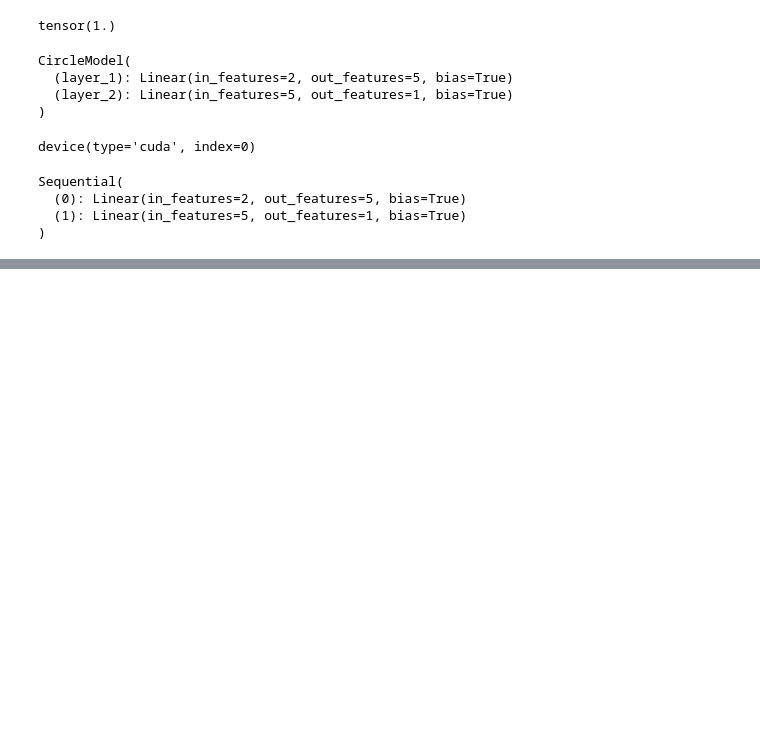
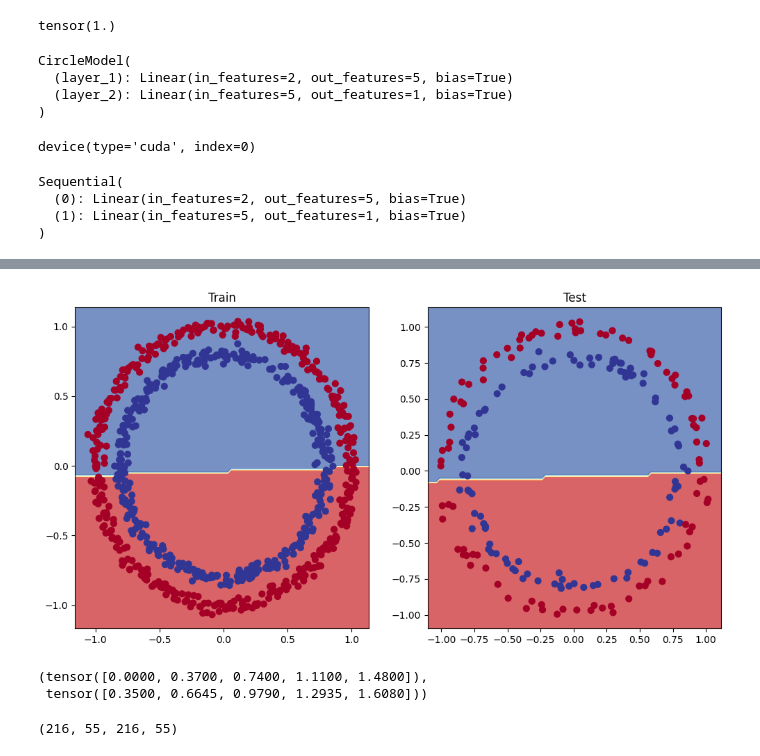
Before and after one commit to Shadoww002/DeepLearning-PyTorch, a Jupyter notebook: Chapter 2 – Neural Network Classification/Neural_Network_Classification.ipynb, the cells around one changed output, grey strips where cells are left out. Drawn from its saved outputs; the diff is of its cells as text; code cells hidden in the pictures; blank space fills up the shorter version.

```diff
--- a/Chapter 2 – Neural Network Classification/Neural_Network_Classification.ipynb
+++ b/Chapter 2 – Neural Network Classification/Neural_Network_Classification.ipynb
@@ -178,0 +356,24 @@ OrderedDict([('0.weight',
+# %%
+## Improving the Model By adding the layer and Adding the more features/hidden units
+class CircleModel(nn.Module):
+  def __init__(self):
+    super().__init__()
+    self.layer_1 = nn.Linear(in_features=2 ,
+                             out_features=64)
+    self.layer_2 = nn.Linear(in_features=64,
+                             out_features=128)
+    self.layer_3 = nn.Linear(in_features=128 ,
+                             out_features=256)
+    self.layer_4 = nn.Linear(in_features=256 ,
+                             out_features=128)
+    self.layer_5 = nn.Linear(in_features=128 ,
+                             out_features=64)
+    self.layer_6 = nn.Linear(in_features=64 ,
+                             out_features=1)
+
+  def forward(self , x):
+    return (self.layer_6(self.layer_5(self.layer_4(self.layer_3(self.layer_2(self.layer_1(x)))))))
+
+model_1 = CircleModel()
+model_1.to(device)
+model_1
@@ -178,0 +389,6 @@ OrderedDict([('0.weight',
+# %%
+## Setting Up Loss And Optimiser Functions
+loss_fn = nn.BCEWithLogitsLoss()
+
+optimiser = torch.optim.SGD(params=model_1.parameters(),
+                            lr=0.01)
@@ -178,0 +465,11 @@ OrderedDict([('0.weight',
+# %%
+# Plot decision boundaries for training and test sets
+plt.figure(figsize=(12, 6))
+plt.subplot(1, 2, 1)
+plt.title("Train")
+plot_decision_boundary(model_1, X_train, y_train)
+plt.subplot(1, 2, 2)
+plt.title("Test")
+plot_decision_boundary(model_1, X_test, y_test)
+# %% [output]
+[figure, added]
@@ -178,0 +486,16 @@ OrderedDict([('0.weight',
+# %%
+X[:5] , y[:5]
+# %% [output]
+(tensor([0.0000, 0.3700, 0.7400, 1.1100, 1.4800]),
+ tensor([0.3500, 0.6645, 0.9790, 1.2935, 1.6080]))
+# %%
+##Split Data into training and test sets
+from sklearn.model_selection import train_test_split
+X_train ,  X_test , y_train , y_test = train_test_split(X,
+                                                        y,
+                                                        test_size=0.2,
+                                                        random_state=42)
+
+len(X_train),len(X_test) , len(y_train) , len(y_test)
+# %% [output]
+(216, 55, 216, 55)
```
Also changed, not shown: parts of 20 cells of this notebook.
